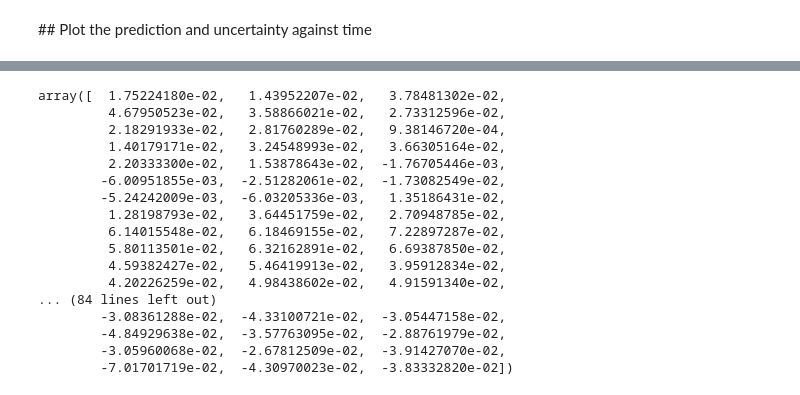
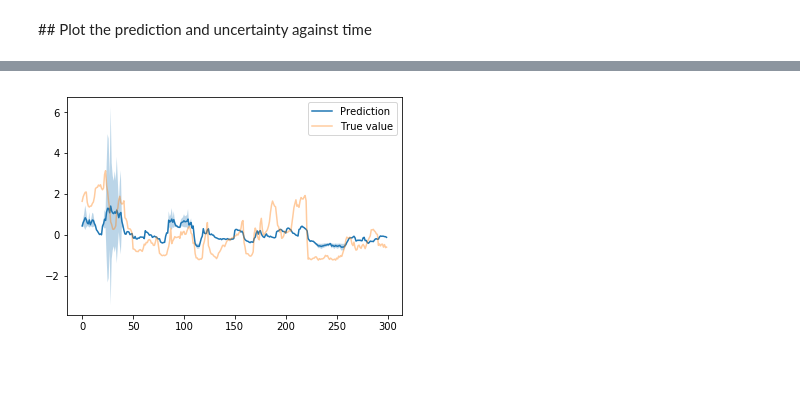
Before and after one commit to strayMat/bayesian-dropouts, a Jupyter notebook: regression_NN.ipynb, the cells around one changed output, grey strips where cells are left out. Saved outputs shown, nothing was run; the diff lists cells and outputs as text; code cells hidden in the pictures; blank space fills up the shorter version.

```diff
--- a/regression_NN.ipynb
+++ b/regression_NN.ipynb
@@ -282,7 +305,7 @@ for i,xx in tqdm(enumerate(X_test_scale)):
     y_pred[i], sd_pred[i] = reg_mean_sd(x = xx, model = model, drop=DROP_OUT, tau= TAU)
 # %%
 X_testdf = pd.DataFrame(X_test)
-date_x_test = pd.to_datetime((X_testdf[0]*10000+X_testdf[1]*100+X_testdf[2]).apply(str),format='%Y%m%d')
+date_x_test = pd.to_datetime((X_testdf[0]*1000000+X_testdf[1]*10000+X_testdf[2]*100+X_testdf[3]).astype(int).apply(str),format='%Y%m%d%H')
 Y_preddf = pd.DataFrame(np.array(y_pred))
 Y_preddf['date'] = date_x_test
 Y_preddf = Y_preddf.sort_values('date', ascending=True)
@@ -310,20 +316,15 @@ plt.show()
-# %%
-y_pred
-# %% [output]
-array([  1.75224180e-02,   1.43952207e-02,   3.78481302e-02,
-         4.67950523e-02,   3.58866021e-02,   2.73312596e-02,
-         2.18291933e-02,   2.81760289e-02,   9.38146720e-04,
-         1.40179171e-02,   3.24548993e-02,   3.66305164e-02,
-         2.20333300e-02,   1.53878643e-02,  -1.76705446e-03,
-        -6.00951855e-03,  -2.51282061e-02,  -1.73082549e-02,
-        -5.24242009e-03,  -6.03205336e-03,   1.35186431e-02,
-         1.28198793e-02,   3.64451759e-02,   2.70948785e-02,
-         6.14015548e-02,   6.18469155e-02,   7.22897287e-02,
-         5.80113501e-02,   6.32162891e-02,   6.69387850e-02,
-         4.59382427e-02,   5.46419913e-02,   3.95912834e-02,
-         4.20226259e-02,   4.98438602e-02,   4.91591340e-02,
-... (84 lines left out)
-        -3.08361288e-02,  -4.33100721e-02,  -3.05447158e-02,
-        -4.84929638e-02,  -3.57763095e-02,  -2.88761979e-02,
-        -3.05960068e-02,  -2.67812509e-02,  -3.91427070e-02,
-        -7.01701719e-02,  -4.30970023e-02,  -3.83332820e-02])
+# %%
+# plt.plot(Y_preddf['date'], Y_preddf[0], label="Prediction")
+# plt.plot(Y_testdf['date'], Y_testdf[0], alpha=0.4, label="True value")
+
+#
+
+plt.plot(Y_preddf[0], label="Prediction")
+plt.plot(Y_testdf[0], alpha=0.4, label="True value")
+
+plt.fill_between(np.arange(300), Y_preddf[0]+sd_pred, Y_preddf[0]-sd_pred, alpha=0.3)
+
+plt.legend()
+plt.show()
+# %% [output]
+[figure, added]
```
Also changed, not shown: parts of 12 cells of this notebook, 1 other file.
